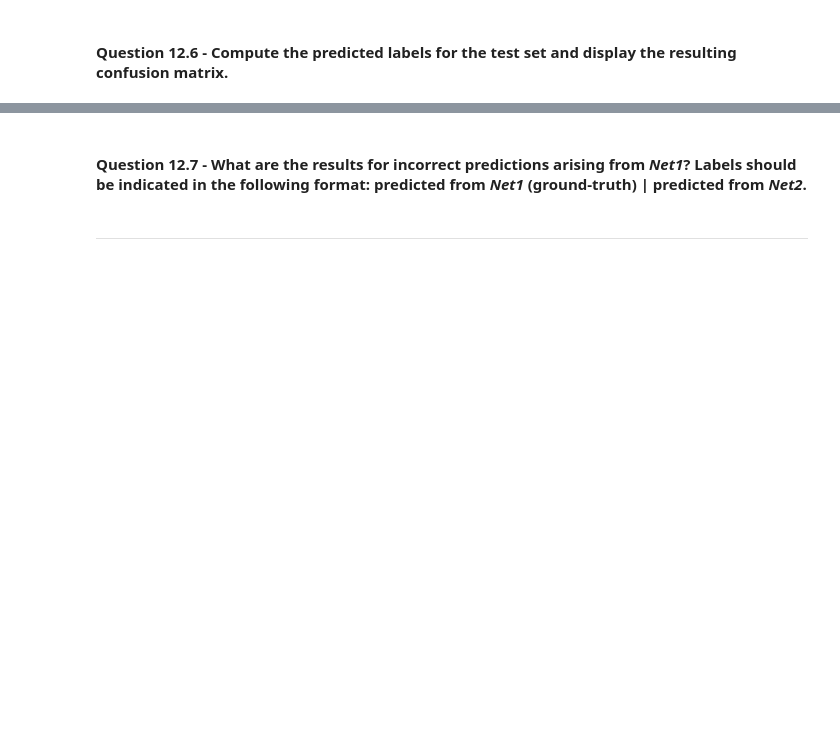
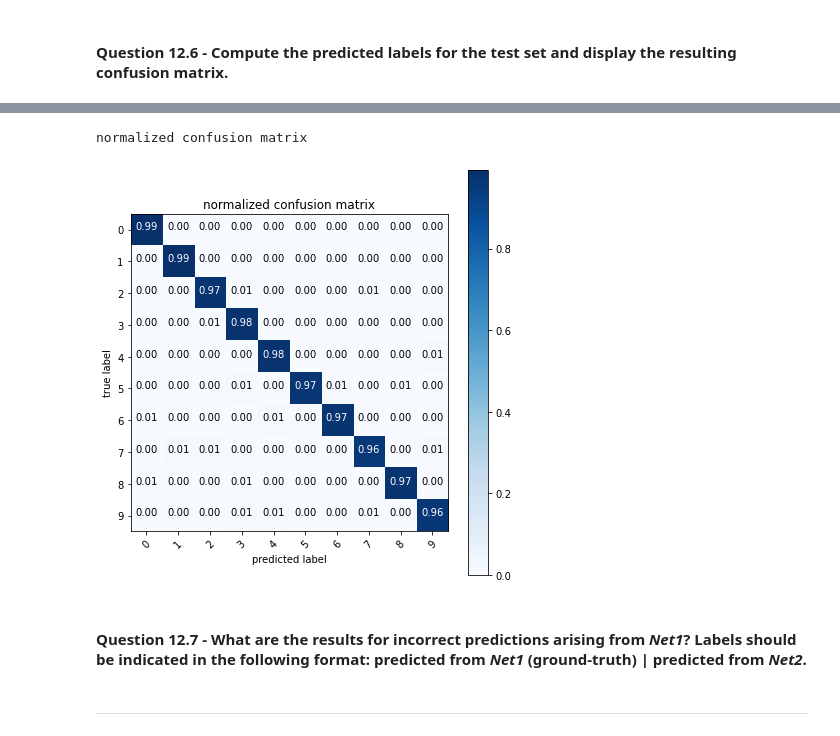
Before and after one commit to mm0806son/2110D_DeepLearning, a Jupyter notebook: lab-session-3-MLP-MNIST-student.ipynb, the cells around one changed output, grey strips where cells are left out. Cells and saved outputs as stored; diff of their text form; code cells hidden in the pictures; blank space fills up the shorter version.

```diff
--- a/lab-session-3-MLP-MNIST-student.ipynb
+++ b/lab-session-3-MLP-MNIST-student.ipynb
@@ -415,3 +582,16 @@ cnf_matrix =
+# %%
+# compute confusion matrix
+cnf_matrix = confusion_matrix(targets, preds_2)
+np.set_printoptions(precision=2)
+
+# plot normalized confusion matrix
+plt.figure(figsize=(6, 6))
+plot_confusion_matrix(cnf_matrix, classes=class_names, normalize=True, title='normalized confusion matrix')
+
+plt.show()
+# %% [output]
+normalized confusion matrix
+[figure, added]
 # %% [markdown]
 #### **Question 12.7** - What are the results for incorrect predictions arising from *Net1*? Labels should be indicated in the following format: predicted from *Net1* (ground-truth) | predicted from *Net2*.
 # %% [markdown]
```
Also changed, not shown: parts of 30 cells of this notebook.
